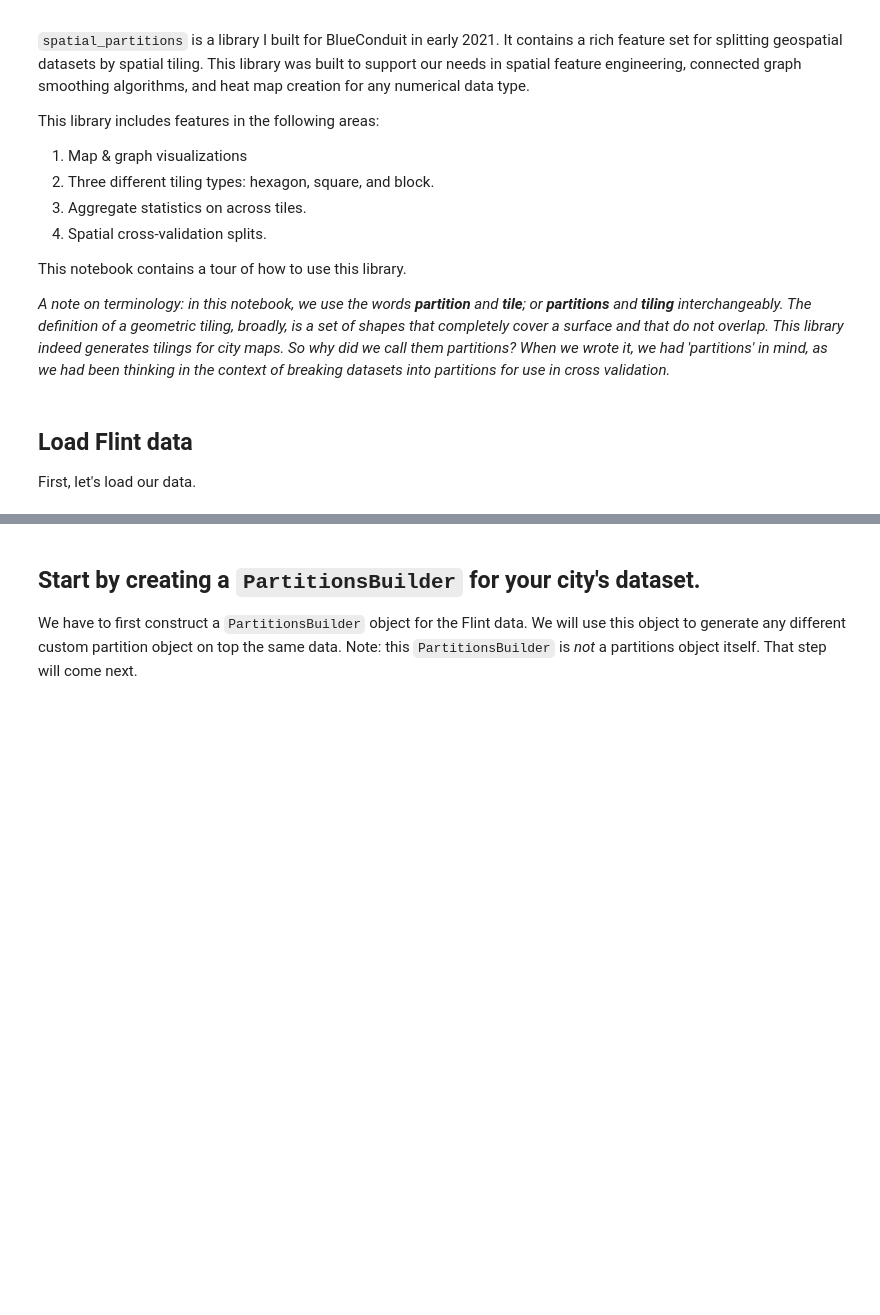
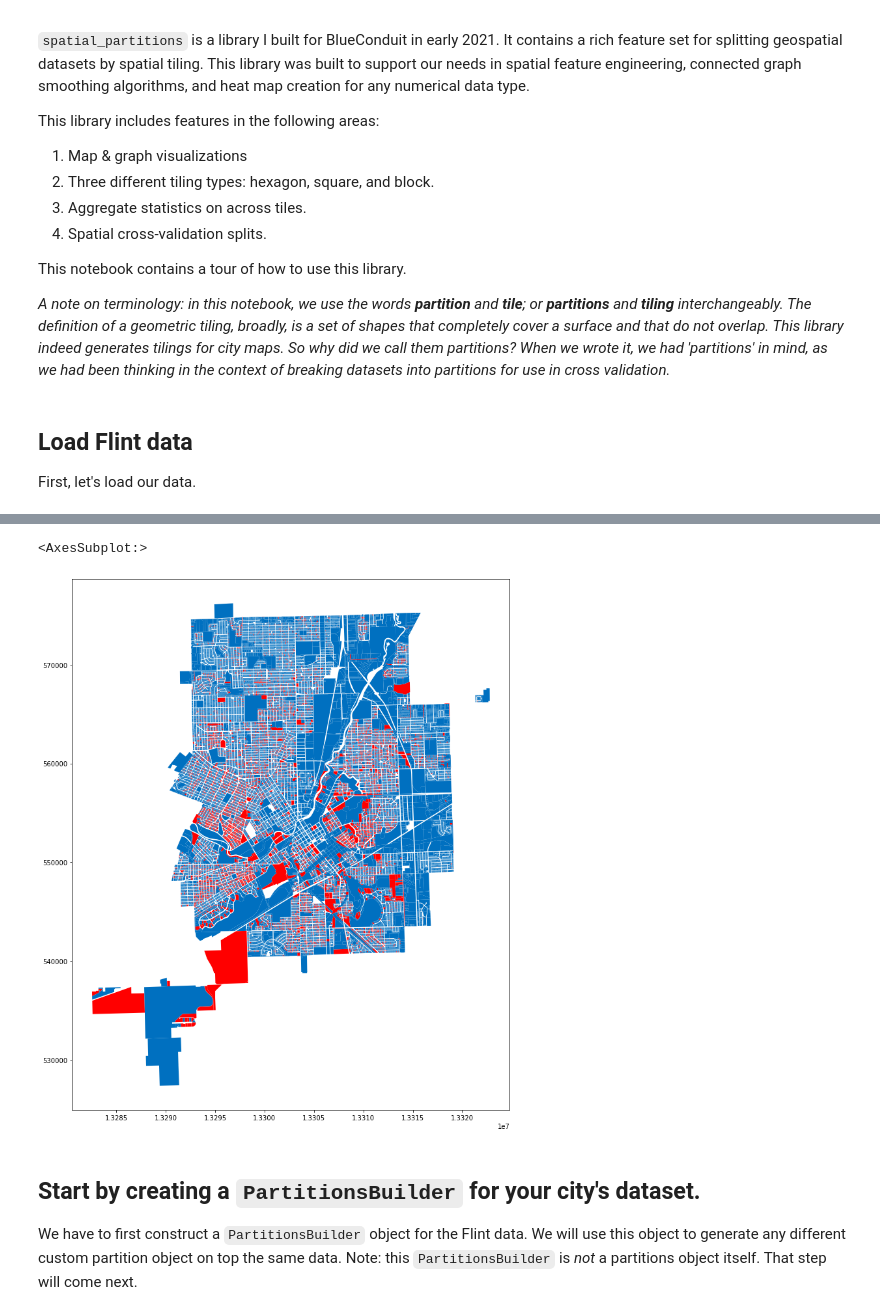
Before and after one commit to mcembalest/teamBlueConduit, a Jupyter notebook: notebooks/Spatial_Partitions_Demo_Flint.ipynb, the cells around one changed output, grey strips where cells are left out. Saved outputs shown, nothing was run; the diff lists cells and outputs as text; code cells hidden in the pictures; blank space fills up the shorter version.

```diff
--- a/notebooks/Spatial_Partitions_Demo_Flint.ipynb
+++ b/notebooks/Spatial_Partitions_Demo_Flint.ipynb
@@ -68,3 +91,13 @@ Xdata['parcel_id'] = pid.values
+# %%
+import geopandas as gpd
+
+X = gpd.read_file('../data/raw/flint_sl_materials/')
+X['colors'] = ['#FF0000' if x == '1' else '#0070C0' for x in X.dangerous.values]
+# %%
+X.plot(figsize = (15,15), color = X['colors'])
+# %% [output]
+<AxesSubplot:>
+[figure, added]
 # %% [markdown]
 ## Start by creating a `PartitionsBuilder` for your city's dataset.
 
```
Also changed, not shown: parts of 28 cells of this notebook, 30 other files.
